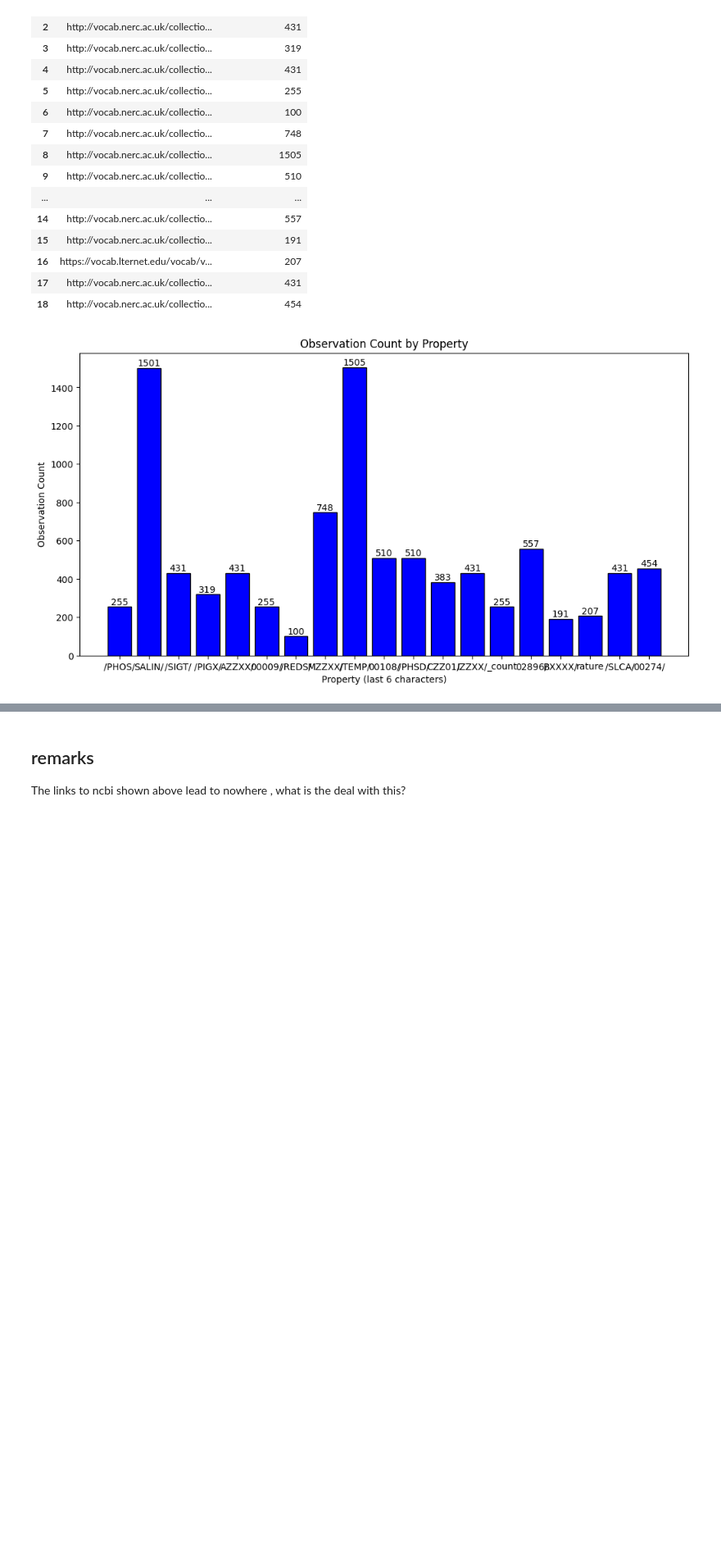
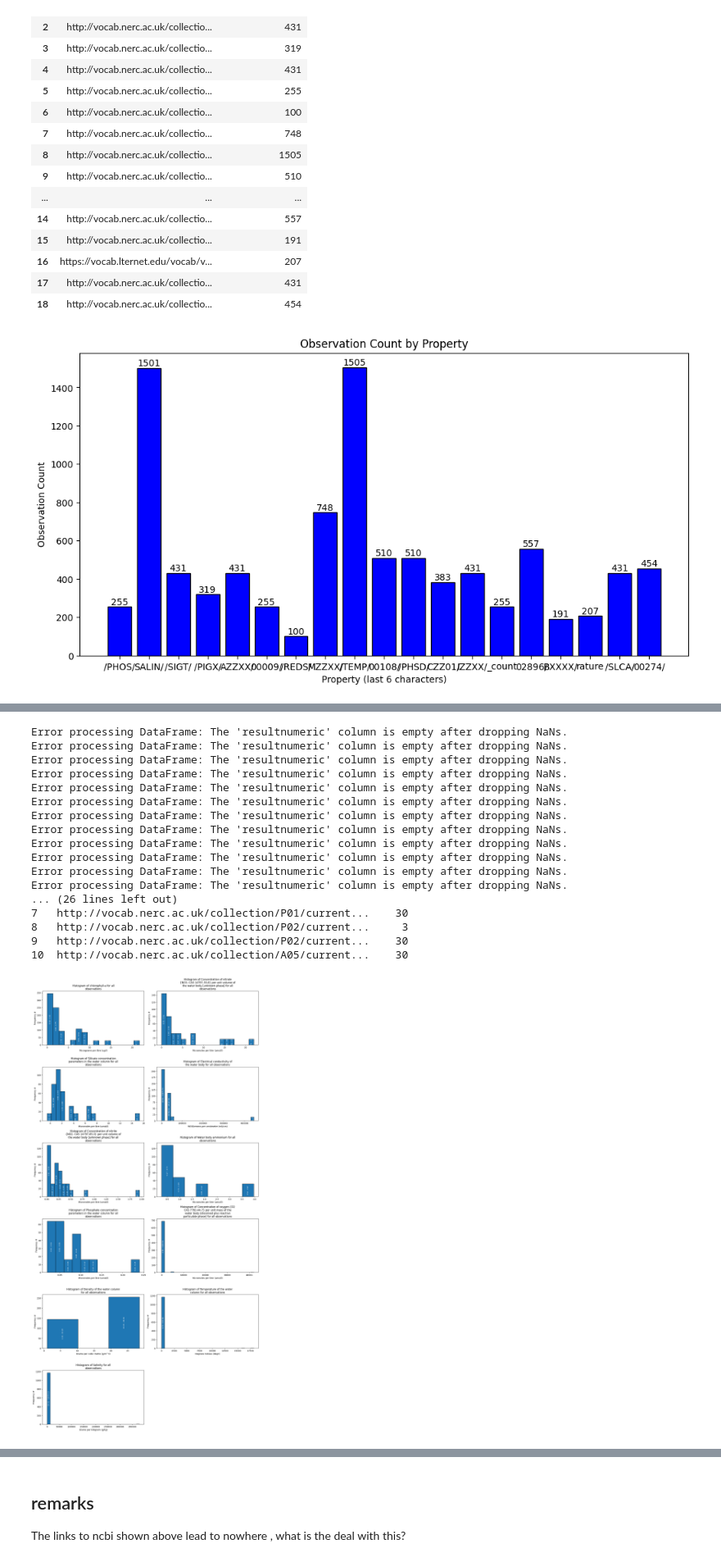
Before and after one commit to cedricdcc/demo_emobon_kgap, a Jupyter notebook: notebooks/emobon_tests.ipynb, the cells around one changed output, grey strips where cells are left out. Shown: that part at 82% size. Cells and saved outputs as stored; diff of their text form; code cells hidden in the pictures; blank space fills up the shorter version.

```diff
--- a/notebooks/emobon_tests.ipynb
+++ b/notebooks/emobon_tests.ipynb
@@ -235,9 +239,13 @@ plt.show()
 [figure]
 # %%
 values_per_property = []
-for property_uri in unique_props['property']:
-    df = execute_to_df(name='get_values_by_property.sparql',uri=property_uri)
-    values_per_property.append(df)
+for property_uri in unique_props['identifier']:
+    try:
+        print(property_uri)
+        df = execute_to_df(name='get_values_by_property.sparql',uri=property_uri)
+        values_per_property.append(df)
+    except Exception as e:
+        print(e)
 
 values_per_property
 # %% [output]
@@ -271,8 +312,8 @@ for df in dataframes:
                 bins = calculate_bins(df['resultnumeric'])
 
                 # these lines below are not correct , they enforce 30 bins max
-                #if bins > 30:
-                #    bins = 30
+                if bins > 30:
+                    bins = 30
                 # Append the property and bins information to the list
                 property_bins_list.append({'property': property_value, 'bins': bins})
             else:
@@ -298,33 +339,52 @@ fig, axes = plt.subplots(num_rows, num_cols, figsize=(15, num_rows * 5))
 axes = axes.flatten()
 
 # Iterate over the property_bins_df DataFrame and plot each histogram in a subplot
 for index, row in property_bins_df.iterrows():
     for df in dataframes:
         if not df.empty and df['property'].iloc[0] == row['property']:
             ax = axes[index]
             counts, bin_edges = np.histogram(df['resultnumeric'].dropna(), bins=row['bins'])
             ax.hist(df['resultnumeric'].dropna(), bins=row['bins'], edgecolor='black')
 
             # Wrap the title text
             title_text = f"Histogram of {df['propertylabel'].iloc[0]} for all observations"
             wrapped_title = "\n".join(textwrap.wrap(title_text, width=40))
             ax.set_title(wrapped_title)
 
             ax.set_xlabel(f"{df['unitlabel'].iloc[0]} ({df['unitaltlabel'].iloc[0]})")
             ax.set_ylabel('Frequency #')
 
             # Calculate and add the range per bin as labels
             for count, edge in zip(counts, bin_edges[:-1]):
                 if count > 0:  # Only add label if the frequency is greater than 0
                     bin_range = f"{edge:.2f} - {edge + (bin_edges[1] - bin_edges[0]):.2f}"
                     ax.text(edge + (bin_edges[1] - bin_edges[0]) / 2, count / 2, bin_range, ha='center', va='center', rotation=90, color='white', fontsize=8)
 
 # Remove any unused subplots
 for i in range(num_plots, len(axes)):
     fig.delaxes(axes[i])
 
 plt.tight_layout()
 plt.show()
+# %% [output]
+Error processing DataFrame: The 'resultnumeric' column is empty after dropping NaNs.
+Error processing DataFrame: The 'resultnumeric' column is empty after dropping NaNs.
+Error processing DataFrame: The 'resultnumeric' column is empty after dropping NaNs.
+Error processing DataFrame: The 'resultnumeric' column is empty after dropping NaNs.
+Error processing DataFrame: The 'resultnumeric' column is empty after dropping NaNs.
+Error processing DataFrame: The 'resultnumeric' column is empty after dropping NaNs.
+Error processing DataFrame: The 'resultnumeric' column is empty after dropping NaNs.
+Error processing DataFrame: The 'resultnumeric' column is empty after dropping NaNs.
+Error processing DataFrame: The 'resultnumeric' column is empty after dropping NaNs.
+Error processing DataFrame: The 'resultnumeric' column is empty after dropping NaNs.
+Error processing DataFrame: The 'resultnumeric' column is empty after dropping NaNs.
+Error processing DataFrame: The 'resultnumeric' column is empty after dropping NaNs.
+... (26 lines left out)
+7   http://vocab.nerc.ac.uk/collection/P01/current...    30
+8   http://vocab.nerc.ac.uk/collection/P02/current...     3
+9   http://vocab.nerc.ac.uk/collection/P02/current...    30
+10  http://vocab.nerc.ac.uk/collection/A05/current...    30
+[figure, added]
 # %%
 # same histograzms but interactive
 
```
Also changed, not shown: parts of 6 cells of this notebook, 1 other file.
